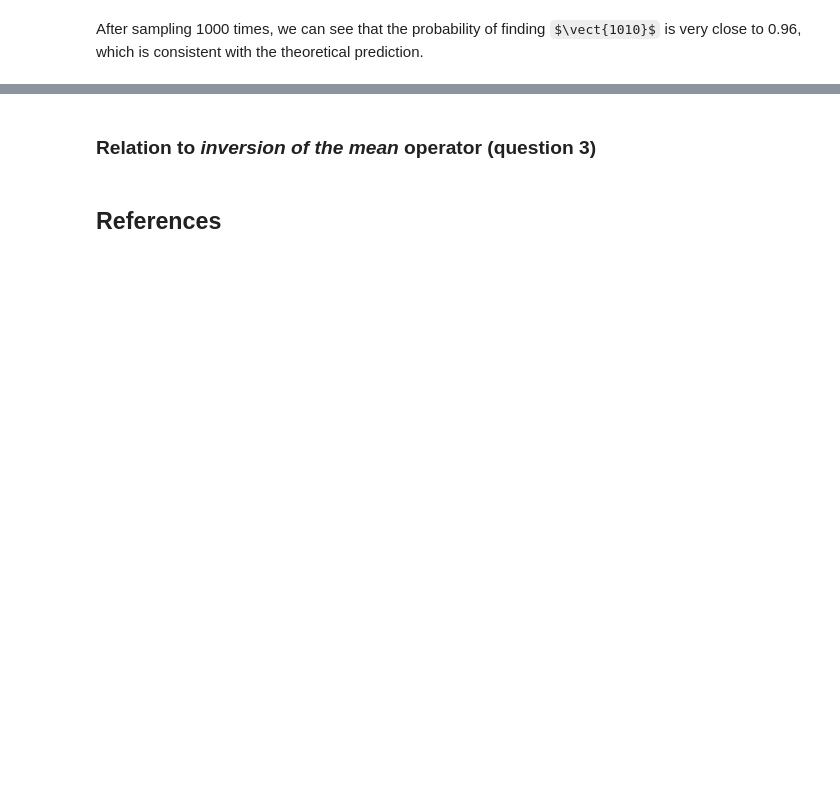
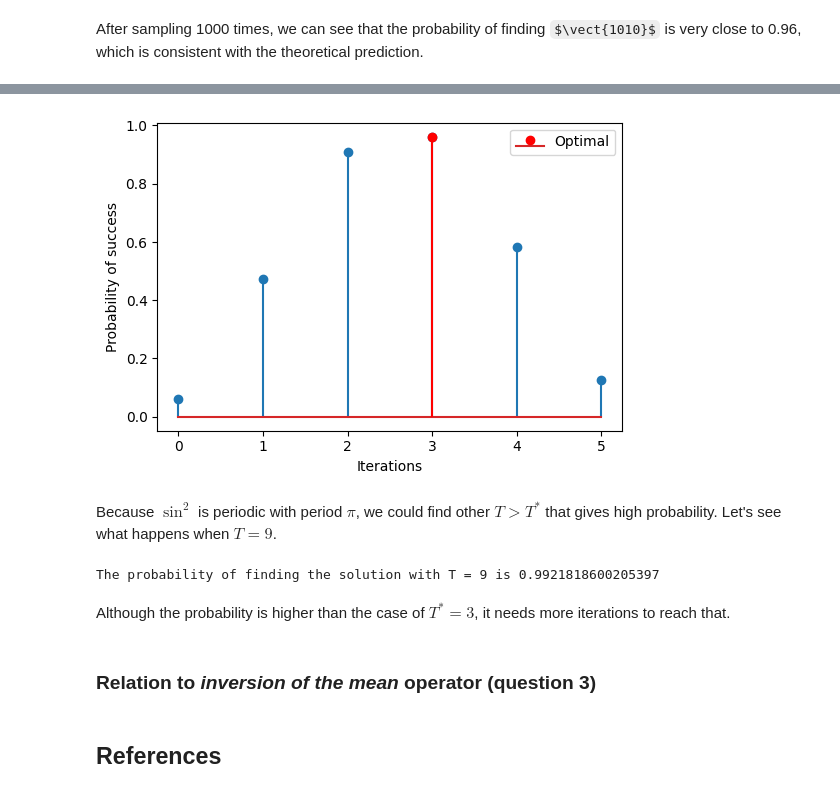
Before and after one commit to yoyolicoris/qmul-ecs7011-courseworks, a Jupyter notebook: coursework1.ipynb, the cells around one changed output, grey strips where cells are left out. Cells and saved outputs as stored; diff of their text form; code cells hidden in the pictures; some formulas as TeX source; blank space fills up the shorter version.

```diff
--- a/coursework1.ipynb
+++ b/coursework1.ipynb
@@ -390,3 +413,31 @@ After sampling 1000 times, we can see that the probability of finding $\vect{101
+# %%
+five_angle_sin = partial(np.polyval, [16, 0, -20, 0, 5, 0])
+n_angle_sin = lambda sina, n: (((1 - sina**2) ** 0.5 + 1j * sina) ** n).imag
+
+t = list(range(int(math.pi / 2 / math.asin(0.25) - 0.5) + 1))
+y = list(
+    map(lambda x: x * x, map(partial(n_angle_sin, 0.25), map(lambda x: 2 * x + 1, t)))
+)
+fig = plt.figure(figsize=(6, 4), dpi=100)
+plt.stem(t, y)
+plt.stem([iters], [seven_angle_sin(0.25) ** 2], "r", label="Optimal")
+plt.xlabel("Iterations")
+plt.ylabel("Probability of success")
+plt.legend()
+plt.show()
+# %% [output]
+[figure, added]
+# %% [markdown]
+ Because $\sin^2$ is periodic with period $\pi$, we could find other $T > T^*$ that gives high probability.
+ Let's see what happens when $T = 9$.
+# %%
+print(
+    f"The probability of finding the solution with T = 9 is {n_angle_sin(0.25, 19)**2}"
+)
+# %% [output]
+The probability of finding the solution with T = 9 is 0.9921818600205397
+# %% [markdown]
+Although the probability is higher than the case of $T^* = 3$, it needs more iterations to reach that.
 # %% [markdown]
 ### Relation to _inversion of the mean_ operator (**question 3**)
 # %% [markdown]
```
Also changed, not shown: parts of 9 cells of this notebook.
